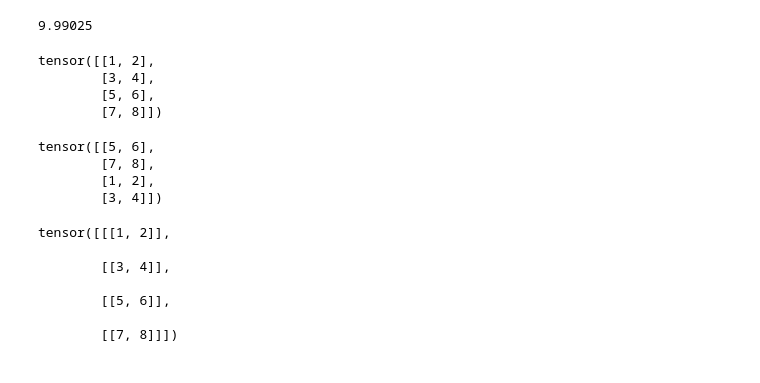
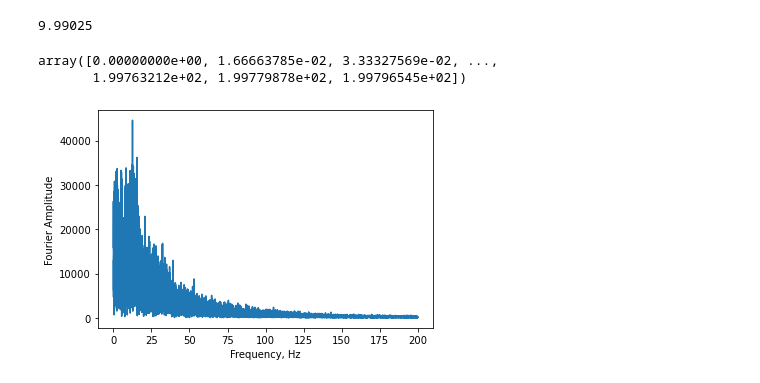
Before and after one commit to samisnotinsane/aes-kaggle-seizure-prediction, a Jupyter notebook: torch_loader.ipynb, the cells around one changed output. Saved outputs shown, nothing was run; the diff lists cells and outputs as text; code cells hidden in the pictures.

Commit message:
Added Fourier spectrogram

```diff
--- a/torch_loader.ipynb
+++ b/torch_loader.ipynb
@@ -276,25 +276,22 @@ one_min_blocks = ch_signal.unfold(-1, window_size, step)
-# %%
-# playground - sliding windows
-x = torch.tensor([1,2,3,4,5,6,7,8]).view(4,2)
-print(x)
-
-torch.roll(x, 2, 0)
-# %% [output]
-tensor([[1, 2],
-        [3, 4],
-        [5, 6],
-        [7, 8]])
-tensor([[5, 6],
-        [7, 8],
-        [1, 2],
-        [3, 4]])
-# %%
-x.unfold(1, 2, 1)
-# %% [output]
-tensor([[[1, 2]],
-
-        [[3, 4]],
-
-        [[5, 6]],
-
-        [[7, 8]]])
+# %%
+# consider the first block
+b1 = one_min_blocks[0].numpy()
+
+# apply Real Fast Fourier Transform (R-FFT)
+fourier = rfft(b1)
+n = b1.size
+timestep = (1/fs).item()
+
+# get Real Discrete Fourier Transform (R-DFT) sample frequencies
+freq = rfftfreq(n, d=timestep)
+freq
+# %% [output]
+array([0.00000000e+00, 1.66663785e-02, 3.33327569e-02, ...,
+       1.99763212e+02, 1.99779878e+02, 1.99796545e+02])
+# %%
+plt.plot(freq, np.abs(fourier))
+plt.xlabel('Frequency, Hz')
+plt.ylabel('Fourier Amplitude')
+plt.show()
+# %% [output]
+[figure, added]
```
Also changed, not shown: parts of 13 cells of this notebook.
